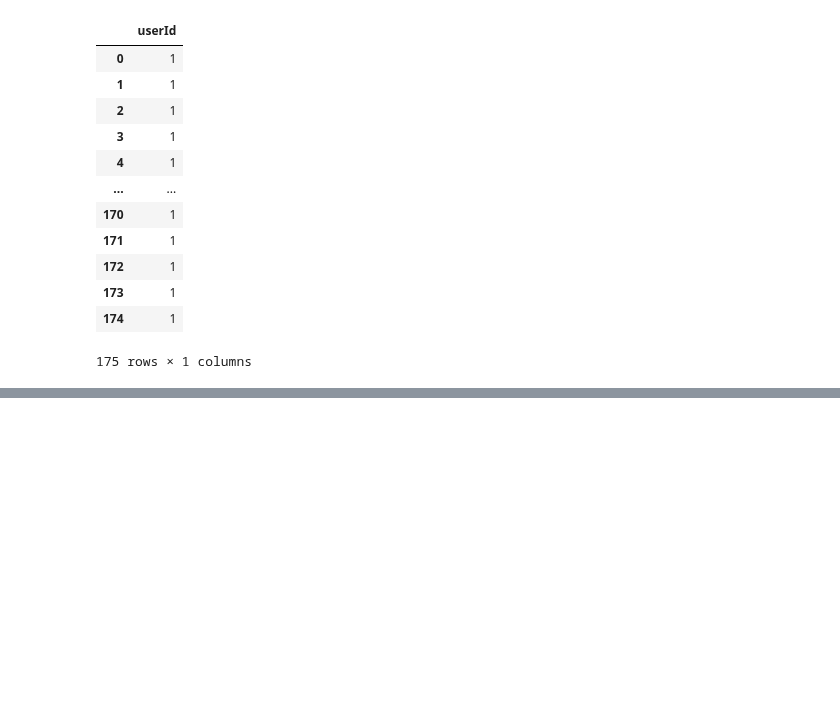
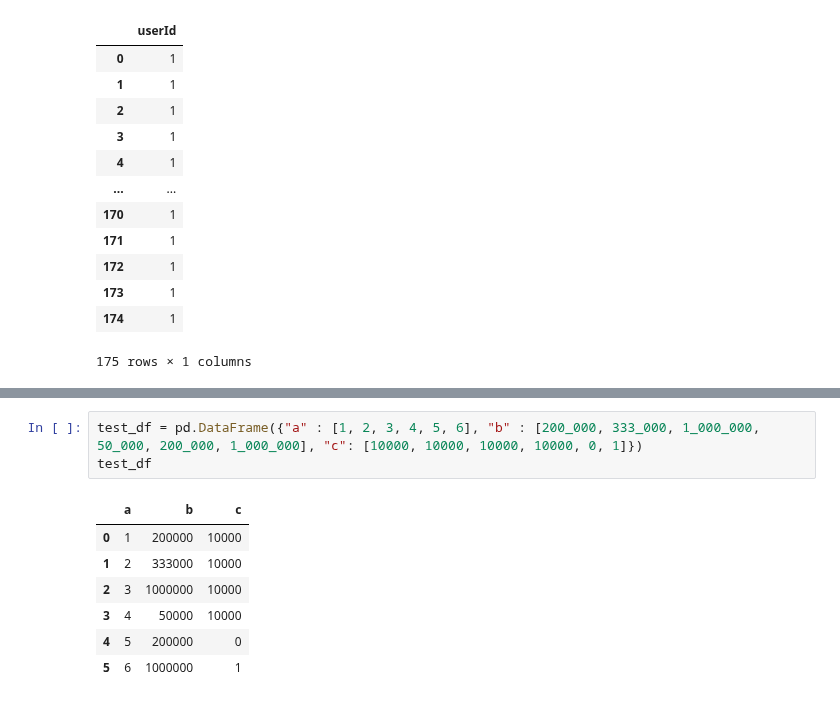
Before and after one commit to DataScientest-Studio/Template_MLOps_movie_recommandation, a Jupyter notebook: notebooks/1.0-vw-CF-preprocessing.ipynb, the cells around one changed output, grey strips where cells are left out. Drawn from its saved outputs; the diff is of its cells as text; blank space fills up the shorter version.

```diff
--- a/notebooks/1.0-vw-CF-preprocessing.ipynb
+++ b/notebooks/1.0-vw-CF-preprocessing.ipynb
@@ -355,0 +541,11 @@ ratings.loc[(ratings.userId == 1), ["userId"]]
+# %%
+test_df = pd.DataFrame({"a" : [1, 2, 3, 4, 5, 6], "b" : [200_000, 333_000, 1_000_000, 50_000, 200_000, 1_000_000], "c": [10000, 10000, 10000, 10000, 0, 1]})
+test_df
+# %% [output]
+|  | a | b | c |
+| 0 | 1 | 200000 | 10000 |
+| 1 | 2 | 333000 | 10000 |
+| 2 | 3 | 1000000 | 10000 |
+| 3 | 4 | 50000 | 10000 |
+| 4 | 5 | 200000 | 0 |
+| 5 | 6 | 1000000 | 1 |
```
Also changed, not shown: parts of 30 cells of this notebook, 9 other files.
